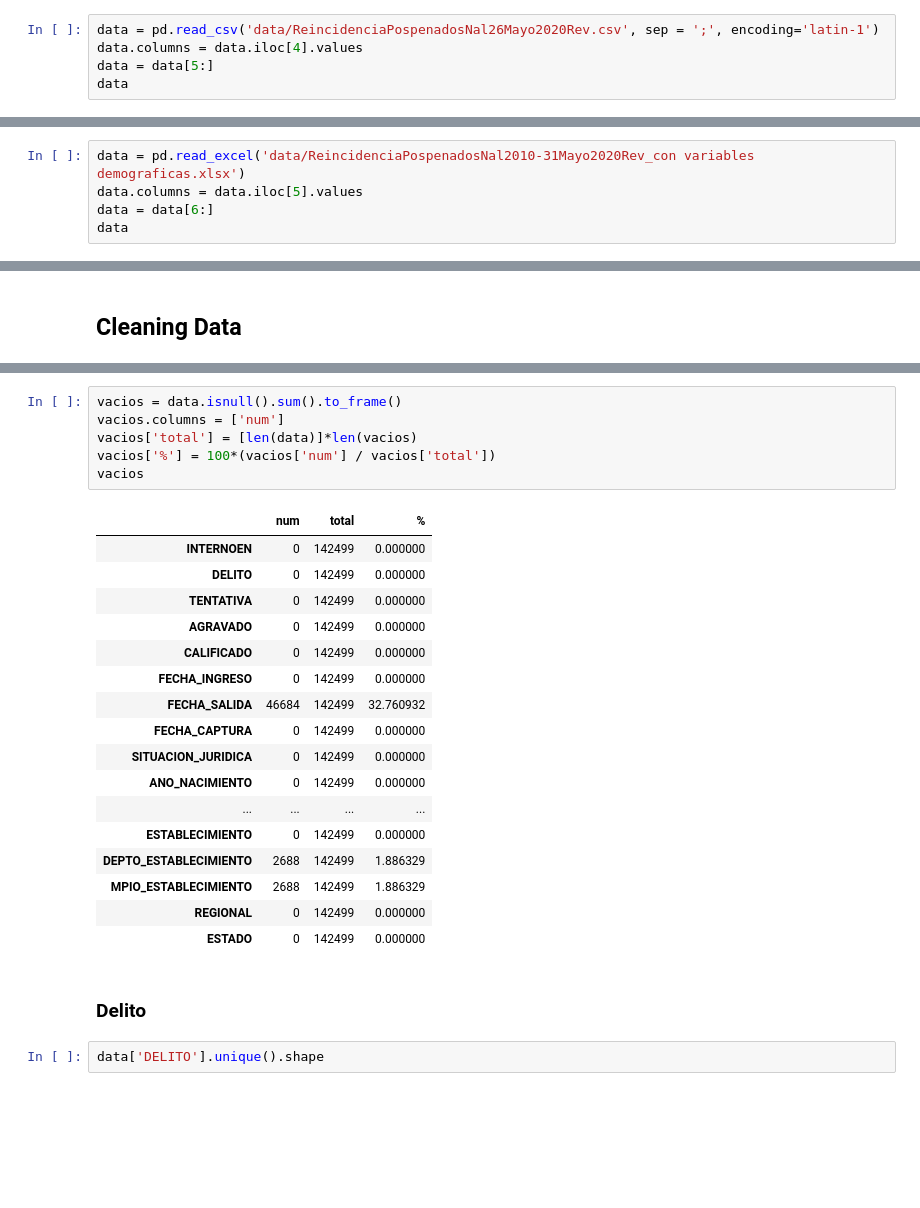
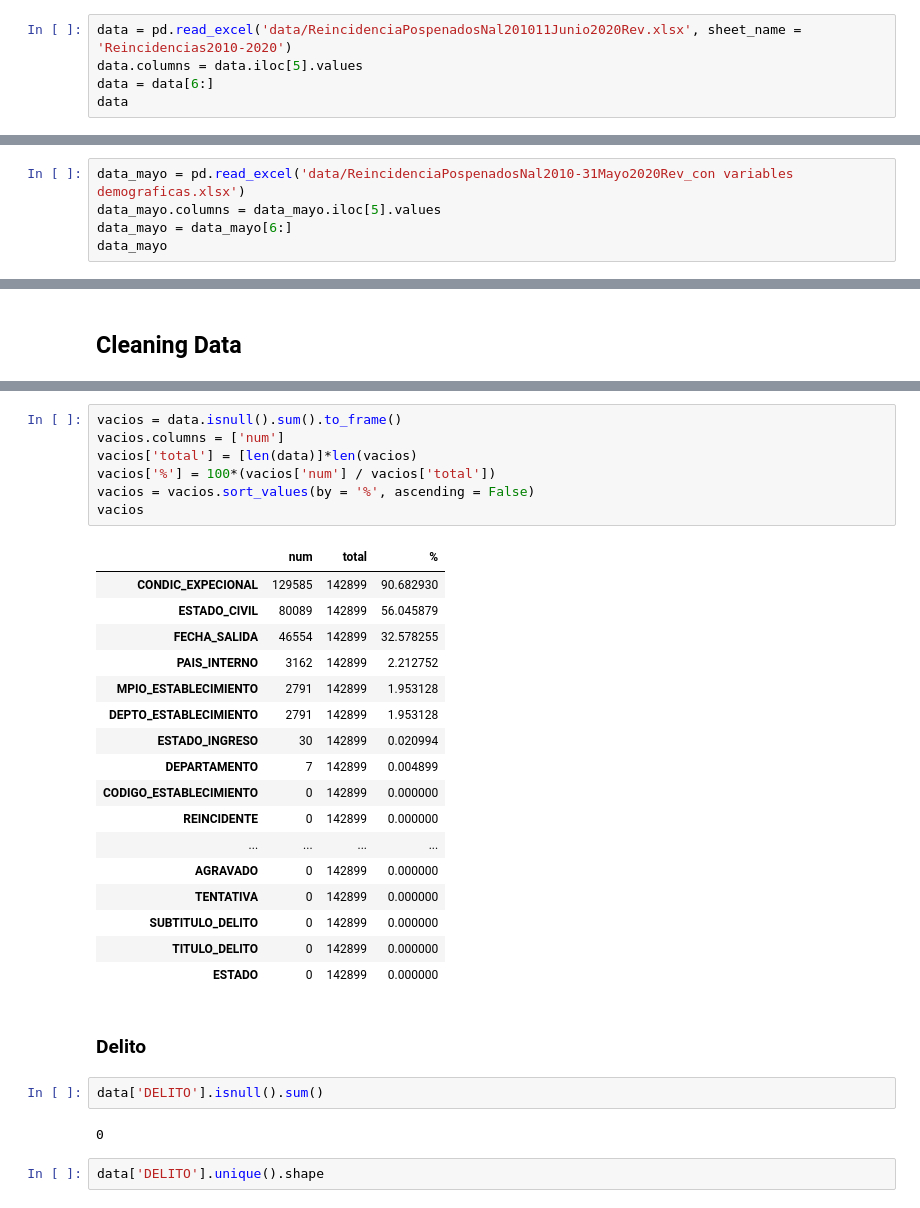
Before and after one commit to dehoyosb/MinJusticia_team77_DS4A_Project, a Jupyter notebook: exploratory_data_analysis_daniel.ipynb, the cells around one changed output, grey strips where cells are left out. Cells and saved outputs as stored; diff of their text form; blank space fills up the shorter version.

```diff
--- a/exploratory_data_analysis_daniel.ipynb
+++ b/exploratory_data_analysis_daniel.ipynb
@@ -12,6 +16,6 @@ pd.set_option('display.max_columns', 100)
 # %%
-data = pd.read_csv('data/ReincidenciaPospenadosNal26Mayo2020Rev.csv', sep = ';', encoding='latin-1')
-data.columns = data.iloc[4].values
-data = data[5:]
+data = pd.read_excel('data/ReincidenciaPospenadosNal201011Junio2020Rev.xlsx', sheet_name = 'Reincidencias2010-2020')
+data.columns = data.iloc[5].values
+data = data[6:]
 data
 # %% [output]
@@ -54,10 +55,10 @@ memory usage: 13.9+ MB
 # %% [markdown]
 ### File ReincidenciaPospenadosNal2010-31Mayo2020Rev_con variables demograficas.xlsx
 # %%
-data = pd.read_excel('data/ReincidenciaPospenadosNal2010-31Mayo2020Rev_con variables demograficas.xlsx')
-data.columns = data.iloc[5].values
-data = data[6:]
-data
+data_mayo = pd.read_excel('data/ReincidenciaPospenadosNal2010-31Mayo2020Rev_con variables demograficas.xlsx')
+data_mayo.columns = data_mayo.iloc[5].values
+data_mayo = data_mayo[6:]
+data_mayo
 # %% [output]
 |  | INTERNOEN | DELITO | TENTATIVA | AGRAVADO | CALIFICADO | FECHA_INGRESO | FECHA_SALIDA | FECHA_CAPTURA | ... |
 | 6 | 5496C737C624136DB406CFC6744C684C0... | FABRICACION TRAFICO Y PORTE DE AR... | N | N | N | 01/01/10 | 12/05/11 | 30/12/09 | ... |
@@ -141,29 +162,34 @@ memory usage: 32.6+ MB
 # %%
 vacios = data.isnull().sum().to_frame()
 vacios.columns = ['num']
 vacios['total'] = [len(data)]*len(vacios)
 vacios['%'] = 100*(vacios['num'] / vacios['total'])
+vacios = vacios.sort_values(by = '%', ascending = False)
 vacios
 # %% [output]
 |  | num | total | % |
-| INTERNOEN | 0 | 142499 | 0.000000 |
-| DELITO | 0 | 142499 | 0.000000 |
-| TENTATIVA | 0 | 142499 | 0.000000 |
-| AGRAVADO | 0 | 142499 | 0.000000 |
-| CALIFICADO | 0 | 142499 | 0.000000 |
-| FECHA_INGRESO | 0 | 142499 | 0.000000 |
-| FECHA_SALIDA | 46684 | 142499 | 32.760932 |
-| FECHA_CAPTURA | 0 | 142499 | 0.000000 |
-| SITUACION_JURIDICA | 0 | 142499 | 0.000000 |
-| ANO_NACIMIENTO | 0 | 142499 | 0.000000 |
+| CONDIC_EXPECIONAL | 129585 | 142899 | 90.682930 |
+| ESTADO_CIVIL | 80089 | 142899 | 56.045879 |
+| FECHA_SALIDA | 46554 | 142899 | 32.578255 |
+| PAIS_INTERNO | 3162 | 142899 | 2.212752 |
+| MPIO_ESTABLECIMIENTO | 2791 | 142899 | 1.953128 |
+| DEPTO_ESTABLECIMIENTO | 2791 | 142899 | 1.953128 |
+| ESTADO_INGRESO | 30 | 142899 | 0.020994 |
+| DEPARTAMENTO | 7 | 142899 | 0.004899 |
+| CODIGO_ESTABLECIMIENTO | 0 | 142899 | 0.000000 |
+| REINCIDENTE | 0 | 142899 | 0.000000 |
 | ... | ... | ... | ... |
-| ESTABLECIMIENTO | 0 | 142499 | 0.000000 |
-| DEPTO_ESTABLECIMIENTO | 2688 | 142499 | 1.886329 |
-| MPIO_ESTABLECIMIENTO | 2688 | 142499 | 1.886329 |
-| REGIONAL | 0 | 142499 | 0.000000 |
-| ESTADO | 0 | 142499 | 0.000000 |
+| AGRAVADO | 0 | 142899 | 0.000000 |
+| TENTATIVA | 0 | 142899 | 0.000000 |
+| SUBTITULO_DELITO | 0 | 142899 | 0.000000 |
+| TITULO_DELITO | 0 | 142899 | 0.000000 |
+| ESTADO | 0 | 142899 | 0.000000 |
 # %% [markdown]
 ### Delito
+# %%
+data['DELITO'].isnull().sum()
+# %% [output]
+0
 # %%
 data['DELITO'].unique().shape
 # %% [output]
```
Also changed, not shown: parts of 150 cells of this notebook.
